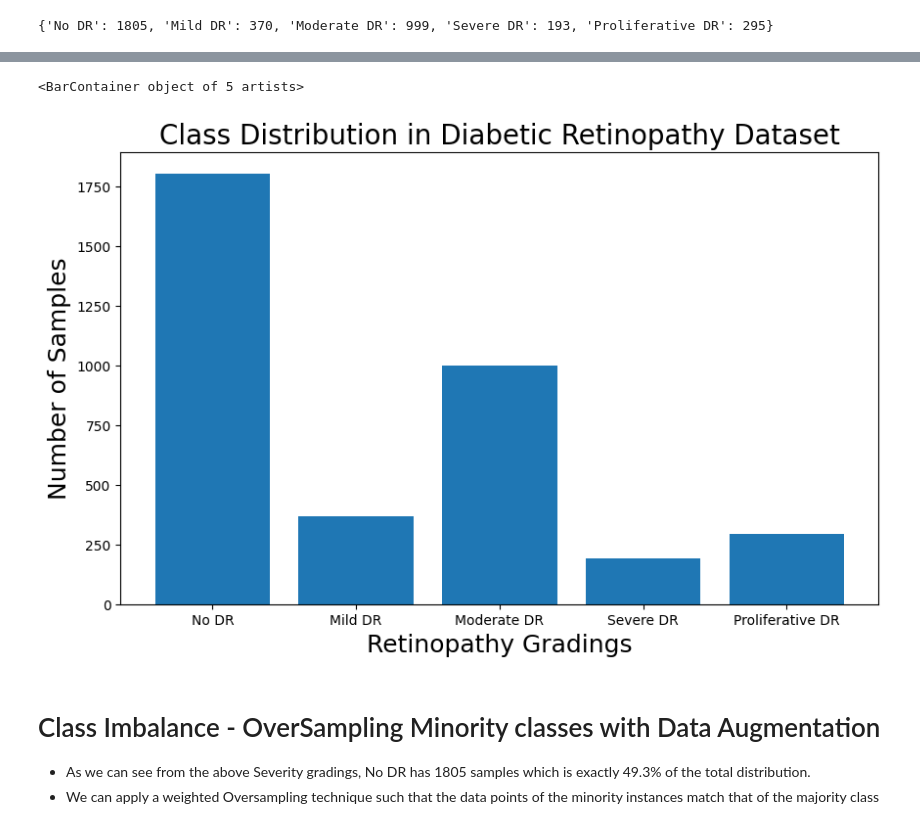
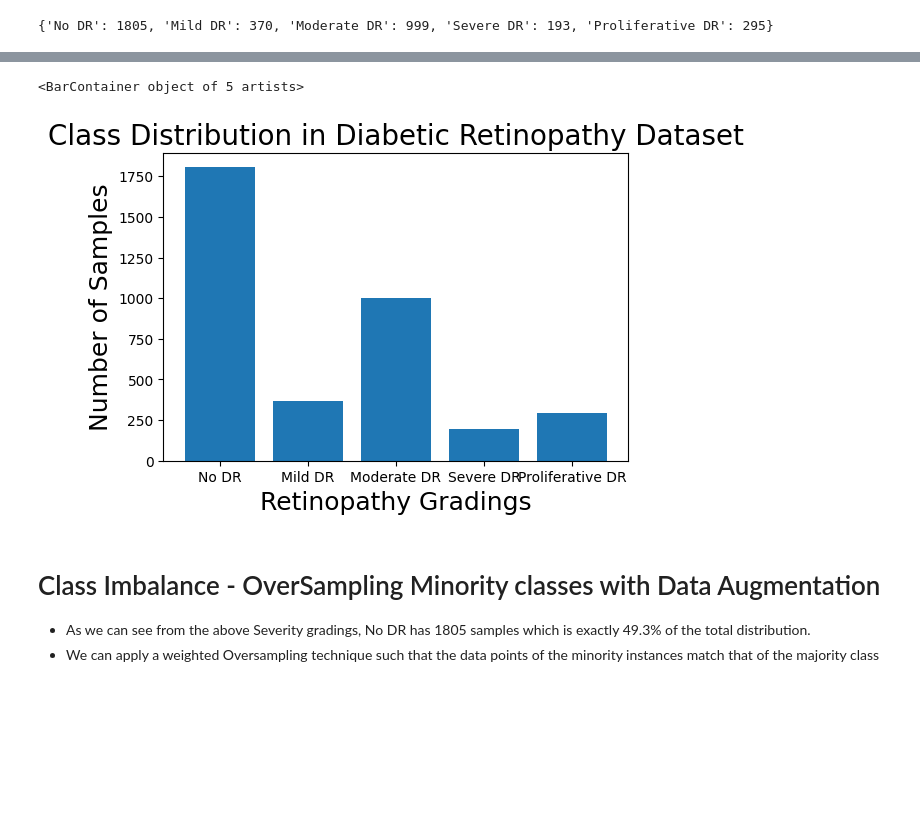
Before and after one commit to Ajama0/Diabetic-Retinopathy-Detection, a Jupyter notebook: Notebooks/data_exploration.ipynb, the cells around one changed output, grey strips where cells are left out. Cells and saved outputs as stored; diff of their text form; code cells hidden in the pictures; blank space fills up the shorter version.

```diff
--- a/Notebooks/data_exploration.ipynb
+++ b/Notebooks/data_exploration.ipynb
@@ -333,16 +339,16 @@ plt.show()
 # %%
 #visualising the class imbalance with a bar chart
-plt.figure(figsize=(10, 6))
+plt.figure(figsize=(6, 4))
 plt.xlabel("Retinopathy Gradings", fontsize=18)
 plt.ylabel("Number of Samples", fontsize=18)
 plt.title("Class Distribution in Diabetic Retinopathy Dataset", fontsize=20)
 
 
 plt.bar(count.keys(), count.values())
 #plt.show()
 # %% [output]
 <BarContainer object of 5 artists>
-[figure, old version]
+[figure, new version]
 # %% [markdown]
 # Class Imbalance - OverSampling Minority classes with Data Augmentation
 - As we can see from the above Severity gradings, No DR has 1805 samples which is exactly 49.3% of the total distribution.
```
Also changed, not shown: parts of 8 cells of this notebook, 2 other files.
